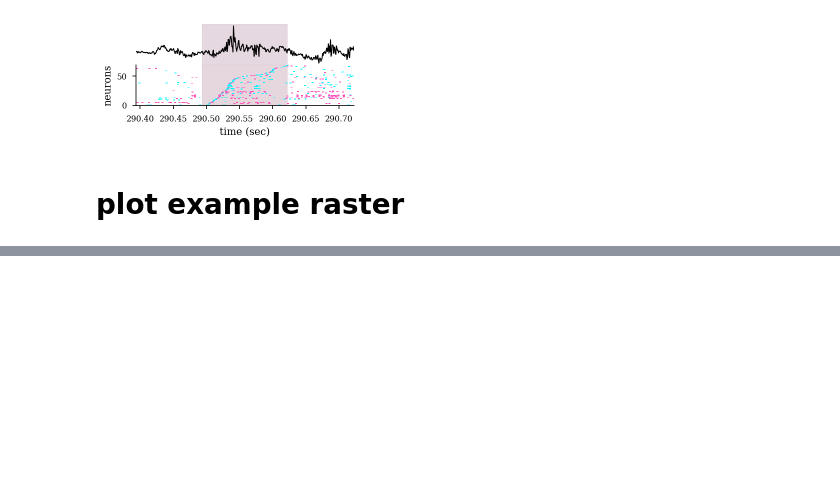
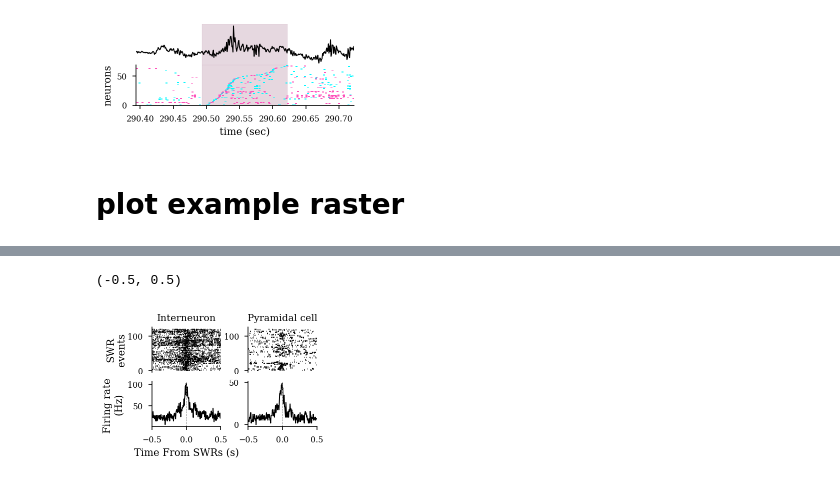
Before and after one commit to ryanharvey1/ripple_analyses, a Jupyter notebook: notebooks/ripple_modulation.ipynb, the cells around one changed output, grey strips where cells are left out. Saved outputs shown, nothing was run; the diff lists cells and outputs as text; code cells hidden in the pictures; blank space fills up the shorter version.

```diff
--- a/notebooks/ripple_modulation.ipynb
+++ b/notebooks/ripple_modulation.ipynb
@@ -1284,7 +1476,7 @@ cell_n = 6
 # loop through each cell and get modulation
 hist, z_hist, swr_energy, x, y = swr_modulation(spikes[cell_n],peak_time)
 
-fig, axs = plt.subplots(2,2, figsize=set_size('thesis', fraction=1, subplots=(1,2)), edgecolor='k')
+fig, axs = plt.subplots(2,2, figsize=set_size('thesis', fraction=.5, subplots=(2,2)), edgecolor='k')
 fig.subplots_adjust(hspace = 0.2, wspace=0.4)
 axs = axs.ravel()
 
@@ -1311,31 +1503,34 @@ axs[2].set_xlabel('Time From SWRs (s)')
 
 
 cell_n = 2
 # display(df_cell_class[df_cell_class.session == session].iloc[cell_n])
 
 # loop through each cell and get modulation
 hist, z_hist, swr_energy, x, y = swr_modulation(spikes[cell_n],peak_time)
 
 axs[1].plot(x,y,'|',color='black',markersize=1,mew = 0.5,rasterized=True)
 # axs[1].set_ylabel("SWR\nevents",  multialignment='center',  labelpad = 1)
 axs[1].set_xticks([], [])
 axs[1].spines['top'].set_visible(False)
 axs[1].spines['right'].set_visible(False)
 axs[1].spines['bottom'].set_visible(False)
 axs[1].get_xaxis().tick_bottom()
 axs[1].get_yaxis().tick_left()
 axs[1].set_xlim(-.5,.5)
 axs[1].set_title('Pyramidal cell')
 
 
 axs[3].plot(np.linspace(-0.5,0.5,len(hist)), hist, color='black',linewidth = 1)
 # axs[3].set_ylabel('Firing rate (Hz)', verticalalignment = 'bottom')
 axs[3].axvline(0,linestyle = '--', color = 'grey', linewidth = 0.5)
 axs[3].spines['top'].set_visible(False)
 axs[3].spines['right'].set_visible(False)
 axs[3].get_xaxis().tick_bottom()
 axs[3].get_yaxis().tick_left()
 axs[3].set_xlim(-.5,.5)
 # axs[3].set_xlabel('Time From SWRs (s)')
 
-plt.savefig(r'D:\ryanh\GoogleDrive\school_work\UNM\Lab\Projects\Dissertation\dissertation\inkscape_figs\ripple_section\mod_example_fig_int.svg',dpi=900,bbox_inches='tight')
+# plt.savefig(r'D:\ryanh\GoogleDrive\school_work\UNM\Lab\Projects\Dissertation\dissertation\inkscape_figs\ripple_section\mod_example_fig_int.svg',dpi=900,bbox_inches='tight')
+# %% [output]
+(-0.5, 0.5)
+[figure, added]
```
Also changed, not shown: parts of 14 cells of this notebook, 3 other files.
